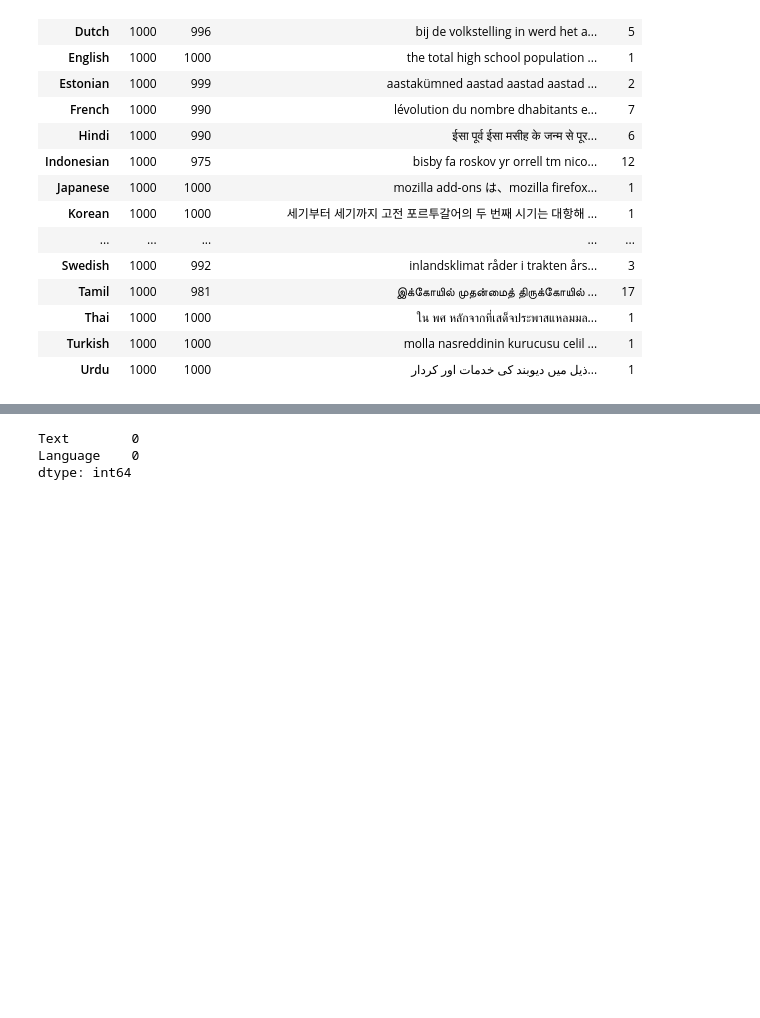
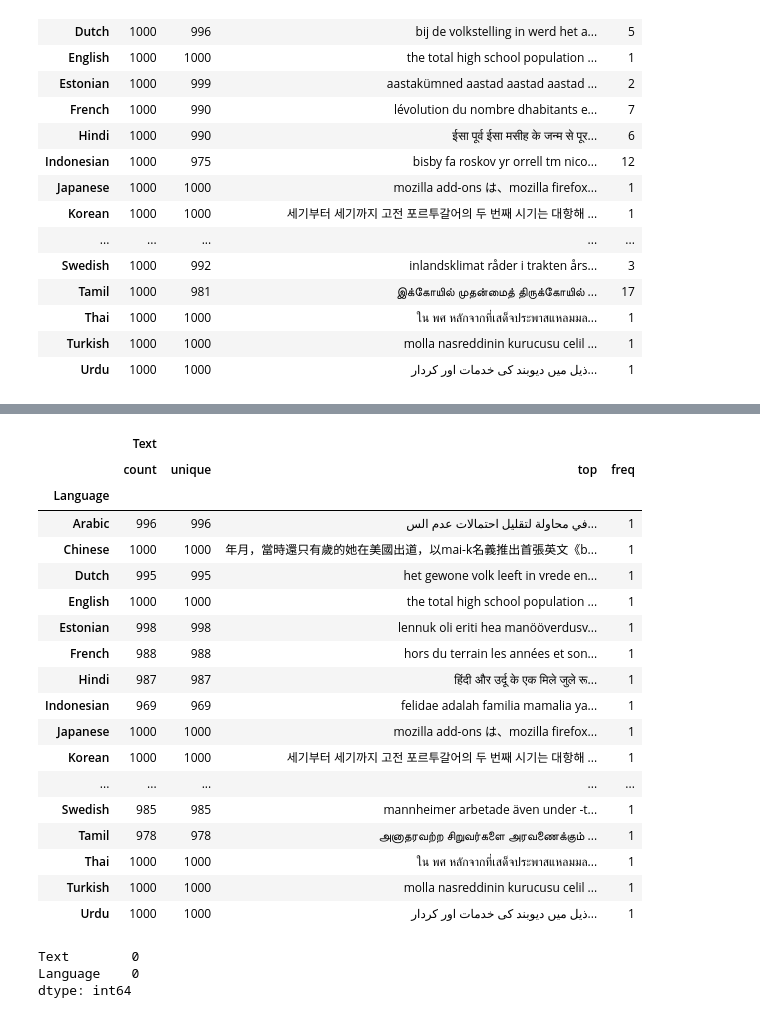
Before and after one commit to bautifrigole/ia2-language-detection, a Jupyter notebook: language_detection.ipynb, the cells around one changed output, grey strips where cells are left out. Drawn from its saved outputs; the diff is of its cells as text; code cells hidden in the pictures; blank space fills up the shorter version.

```diff
--- a/language_detection.ipynb
+++ b/language_detection.ipynb
@@ -72,3 +72,10 @@ df.groupby('Language').describe()
 | Thai | 1000 | 1000 | ใน พศ หลักจากที่เสด็จประพาสแหลมมล... | 1 |
 | Turkish | 1000 | 1000 | molla nasreddinin kurucusu celil ... | 1 |
 | Urdu | 1000 | 1000 | ذیل میں دیوبند کی خدمات اور کردار... | 1 |
+# %%
+duplicated_texts = df[df['Text'].duplicated(keep=False)]
+print(duplicated_texts)
+duplicated_texts.to_csv("duplicated_texts.csv", index=False)
+
+# Eliminar filas con textos duplicados
+df = df[~df['Text'].duplicated(keep=False)]
@@ -75,3 +97,25 @@ df.groupby('Language').describe()
+# %%
+df.groupby('Language').describe()
+# %% [output]
+|  | Text |  |  |  |
+|  | count | unique | top | freq |
+| Language |  |  |  |  |
+| Arabic | 996 | 996 | في محاولة لتقليل احتمالات عدم الس... | 1 |
+| Chinese | 1000 | 1000 | 年月，當時還只有歲的她在美國出道，以mai-k名義推出首張英文《b... | 1 |
+| Dutch | 995 | 995 | het gewone volk leeft in vrede en... | 1 |
+| English | 1000 | 1000 | the total high school population ... | 1 |
+| Estonian | 998 | 998 | lennuk oli eriti hea manööverdusv... | 1 |
+| French | 988 | 988 | hors du terrain les années et son... | 1 |
+| Hindi | 987 | 987 | हिंदी और उर्दू के एक मिले जुले रू... | 1 |
+| Indonesian | 969 | 969 | felidae adalah familia mamalia ya... | 1 |
+| Japanese | 1000 | 1000 | mozilla add-ons は、mozilla firefox... | 1 |
+| Korean | 1000 | 1000 | 세기부터 세기까지 고전 포르투갈어의 두 번째 시기는 대항해 ... | 1 |
+| ... | ... | ... | ... | ... |
+| Swedish | 985 | 985 | mannheimer arbetade även under -t... | 1 |
+| Tamil | 978 | 978 | அனாதரவற்ற சிறுவர்களை அரவணைக்கும் ... | 1 |
+| Thai | 1000 | 1000 | ใน พศ หลักจากที่เสด็จประพาสแหลมมล... | 1 |
+| Turkish | 1000 | 1000 | molla nasreddinin kurucusu celil ... | 1 |
+| Urdu | 1000 | 1000 | ذیل میں دیوبند کی خدمات اور کردار... | 1 |
 # %%
 df.isnull().sum()
 # %% [output]
```
Also changed, not shown: parts of 12 cells of this notebook, 9 other files.
